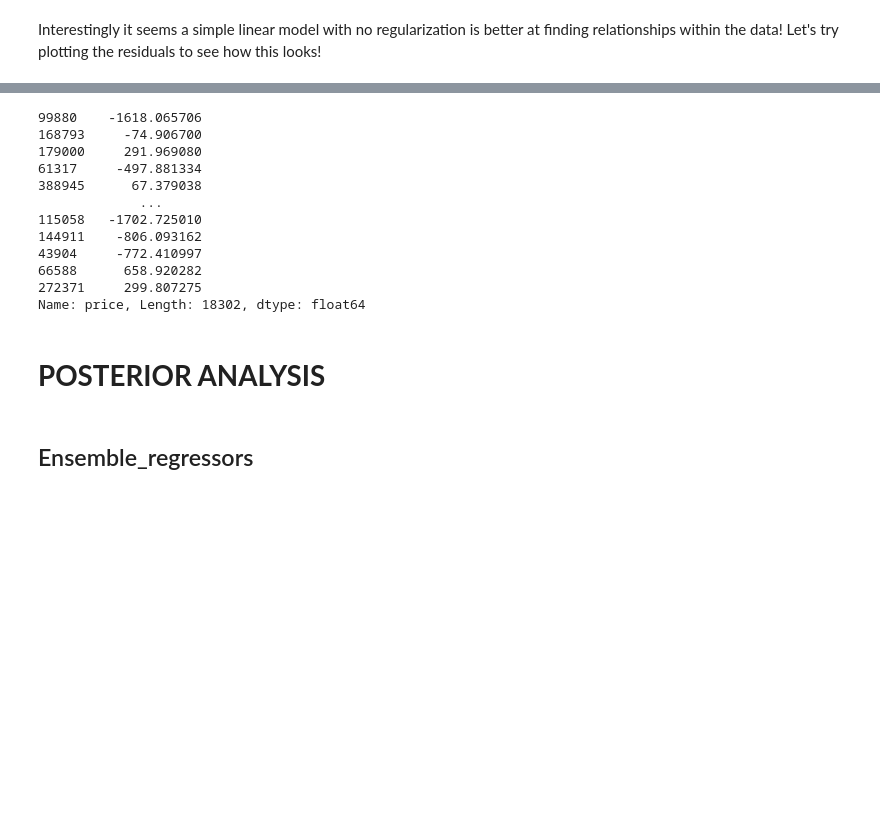
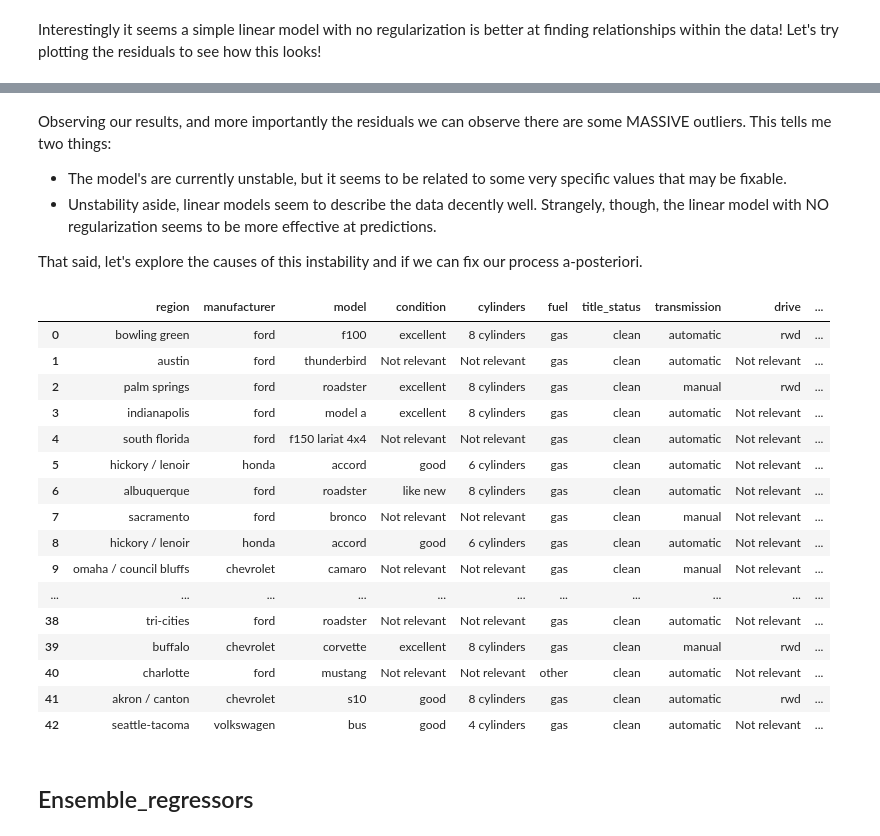
Before and after one commit to alexkingsing/used_cars, a Jupyter notebook: Used_cars_Dev.ipynb, the cells around one changed output, grey strips where cells are left out. Cells and saved outputs as stored; diff of their text form; code cells hidden in the pictures; blank space fills up the shorter version.

```diff
--- a/Used_cars_Dev.ipynb
+++ b/Used_cars_Dev.ipynb
@@ -842,3 +907,8 @@ X_val, cat_encoder, num_encoder = gen_array(X_val, cat_enc = cat_encoder, num_en
+# %%
+# creating a list of column names in the order of concatenation for easier analysis
+cat_cols = list(X_parent.select_dtypes(include = "object").columns)
+num_cols = list(X_parent.select_dtypes(exclude = "object").columns)
+cols = cat_cols + num_cols
 # %% [markdown]
 ## Linear_models
 # %% [markdown]
@@ -896,20 +966,39 @@ sns.lineplot(ax = ax[1], data = linear_res, color = "purple");
-# %%
-lasso_res[(lasso_res < 2500) & (lasso_res > -2500)]
-# %% [output]
-99880    -1618.065706
-168793     -74.906700
-179000     291.969080
-61317     -497.881334
-388945      67.379038
-             ...
-115058   -1702.725010
-144911    -806.093162
-43904     -772.410997
-66588      658.920282
-272371     299.807275
-Name: price, Length: 18302, dtype: float64
 # %% [markdown]
-# **POSTERIOR ANALYSIS**
+Observing our results, and more importantly the residuals we can observe there are some MASSIVE outliers. This tells me two things:
+
+* The model's are currently unstable, but it seems to be related to some very specific values that may be fixable.
+* Unstability aside, linear models seem to describe the data decently well. Strangely, though, the linear model with NO regularization seems to be more effective at predictions.
+
+That said, let's explore the causes of this instability and if we can fix our process a-posteriori.
+# %%
+# Let's find the data points that are causing massive instability in our models.
+## The outlier detection will be generated bi-directionally although the plots indicate the problem is that rediction understimates value.
+## We only want the indeces since i'm only interested in retrieving them from the parent array
+unstable_vals_idx = lasso_res[(lasso_res < -50000) | (lasso_res > 50000)].index
+
+## retriving the actual unstable values
+unstable_features = X_val[unstable_vals_idx,:]
+# %%
+unstable = inverse_trans(unstable_features, cat_enc = cat_encoder, num_enc = num_encoder)
+pd.DataFrame(unstable, columns = cols)
+# %% [output]
+|  | region | manufacturer | model | condition | cylinders | fuel | title_status | transmission | drive | ... |
+| 0 | bowling green | ford | f100 | excellent | 8 cylinders | gas | clean | automatic | rwd | ... |
+| 1 | austin | ford | thunderbird | Not relevant | Not relevant | gas | clean | automatic | Not relevant | ... |
+| 2 | palm springs | ford | roadster | excellent | 8 cylinders | gas | clean | manual | rwd | ... |
+| 3 | indianapolis | ford | model a | excellent | 8 cylinders | gas | clean | automatic | Not relevant | ... |
+| 4 | south florida | ford | f150 lariat 4x4 | Not relevant | Not relevant | gas | clean | automatic | Not relevant | ... |
+| 5 | hickory / lenoir | honda | accord | good | 6 cylinders | gas | clean | automatic | Not relevant | ... |
+| 6 | albuquerque | ford | roadster | like new | 8 cylinders | gas | clean | automatic | Not relevant | ... |
+| 7 | sacramento | ford | bronco | Not relevant | Not relevant | gas | clean | manual | Not relevant | ... |
+| 8 | hickory / lenoir | honda | accord | good | 6 cylinders | gas | clean | automatic | Not relevant | ... |
+| 9 | omaha / council bluffs | chevrolet | camaro | Not relevant | Not relevant | gas | clean | manual | Not relevant | ... |
+| ... | ... | ... | ... | ... | ... | ... | ... | ... | ... | ... |
+| 38 | tri-cities | ford | roadster | Not relevant | Not relevant | gas | clean | automatic | Not relevant | ... |
+| 39 | buffalo | chevrolet | corvette | excellent | 8 cylinders | gas | clean | manual | rwd | ... |
+| 40 | charlotte | ford | mustang | Not relevant | Not relevant | other | clean | automatic | Not relevant | ... |
+| 41 | akron / canton | chevrolet | s10 | good | 8 cylinders | gas | clean | automatic | rwd | ... |
+| 42 | seattle-tacoma | volkswagen | bus | good | 4 cylinders | gas | clean | automatic | Not relevant | ... |
 # %% [markdown]
 ## Ensemble_regressors
 # %% [markdown]
```
Also changed, not shown: parts of 20 cells of this notebook.
